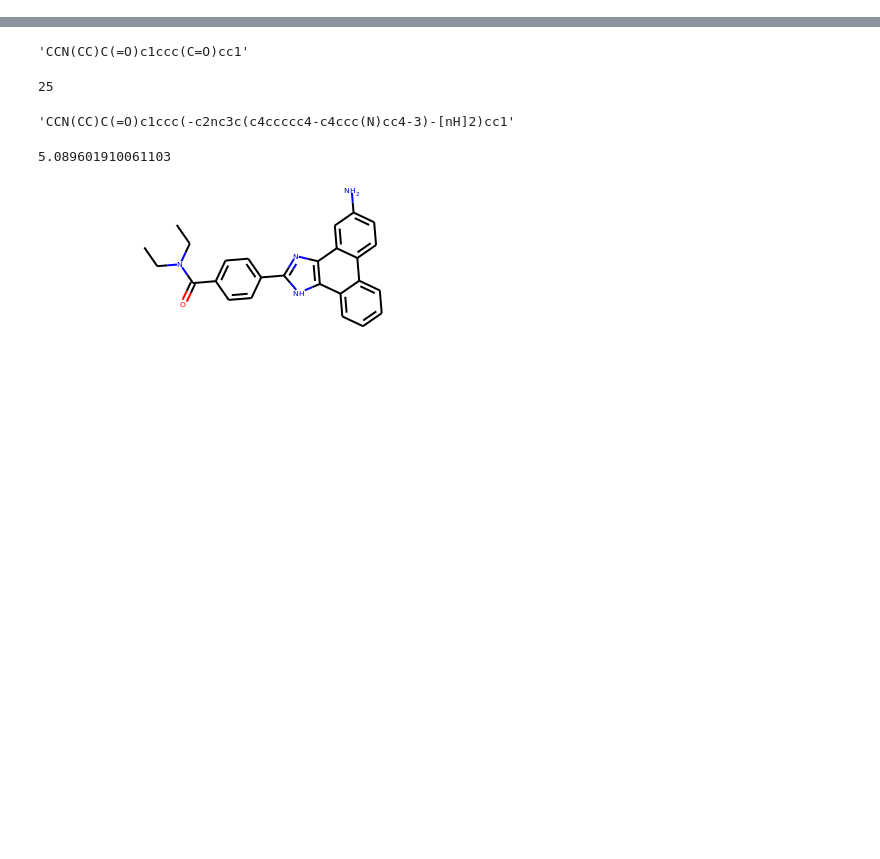
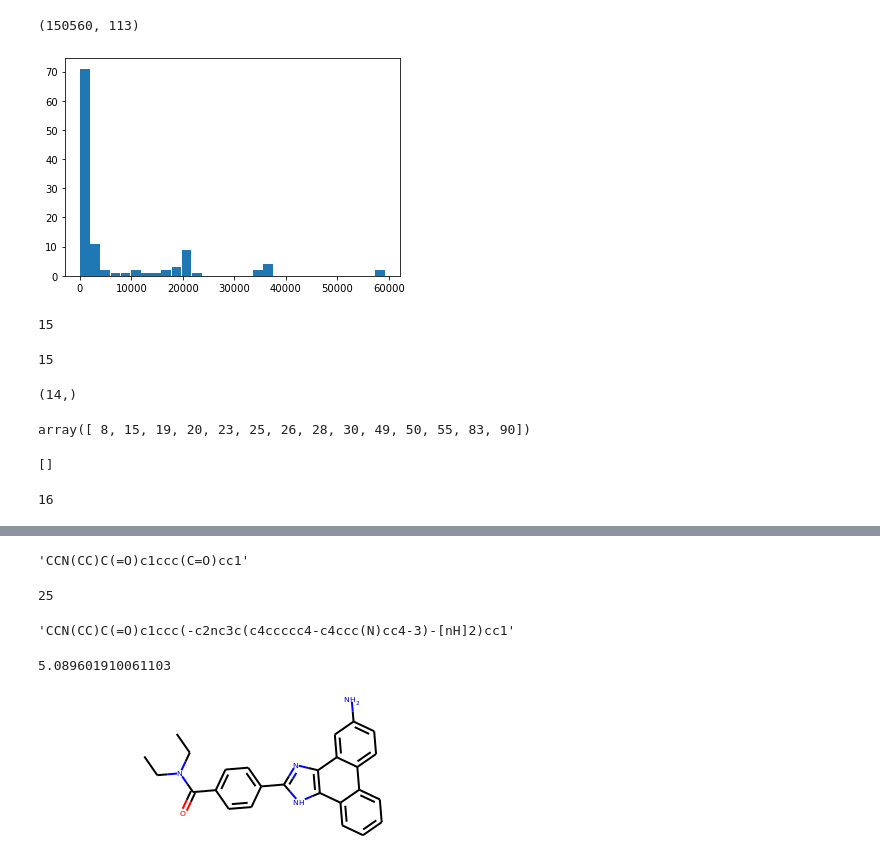
Before and after one commit to FrekMown/neopgfs, a Jupyter notebook: ipynb/2_test_objects.ipynb, the cells around one changed output, grey strips where cells are left out. Saved outputs shown, nothing was run; the diff lists cells and outputs as text; code cells hidden in the pictures; blank space fills up the shorter version.

Commit message:
bimolecular reactions with less than 50 second reactants removed

```diff
--- a/ipynb/2_test_objects.ipynb
+++ b/ipynb/2_test_objects.ipynb
@@ -22,0 +33,45 @@ Loaded 25 QSAR models
+# %%
+chemonster.rel_r1_rxns.shape
+# %% [output]
+(150560, 113)
+# %%
+nb_r1_per_rxn = chemonster.rel_r1_rxns.sum(axis=0)
+plt.hist(nb_r1_per_rxn, rwidth=0.95, bins=30);
+# %% [output]
+[figure, added]
+# %%
+# Count number of unimolecular reactions
+rxns = [chemonster.get_reaction(idx) for idx in range(len(chemonster.reactions))]
+unimol = [rxn for rxn in rxns if rxn.GetNumReactantTemplates()==1]
+len(unimol)
+# %% [output]
+15
+# %%
+nb_r1_per_rxn = chemonster.rel_r1_rxns.sum(axis=0)
+reactions_less_50 = np.where(nb_r1_per_rxn < 50)[0]
+
+# clear unimolecular reactions
+unimolecular = []
+for arr_idx, rxn_idx in enumerate(reactions_less_50):
+    rxn = chemonster.get_reaction(rxn_idx)
+    if rxn.GetNumReactantTemplates() == 1:
+        unimolecular.append(arr_idx)
+print(len(unimolecular))
+
+reactions_less_50 = np.delete(reactions_less_50, unimolecular, 0)
+reactions_less_50.shape
+# %% [output]
+15
+(14,)
+# %%
+reactions_less_50
+# %% [output]
+array([ 8, 15, 19, 20, 23, 25, 26, 28, 30, 49, 50, 55, 83, 90])
+# %%
+unimolecular
+# %% [output]
+[]
+# %%
+113 - 97
+# %% [output]
+16
```
Also changed, not shown: parts of 5 cells of this notebook, 3 other files.
